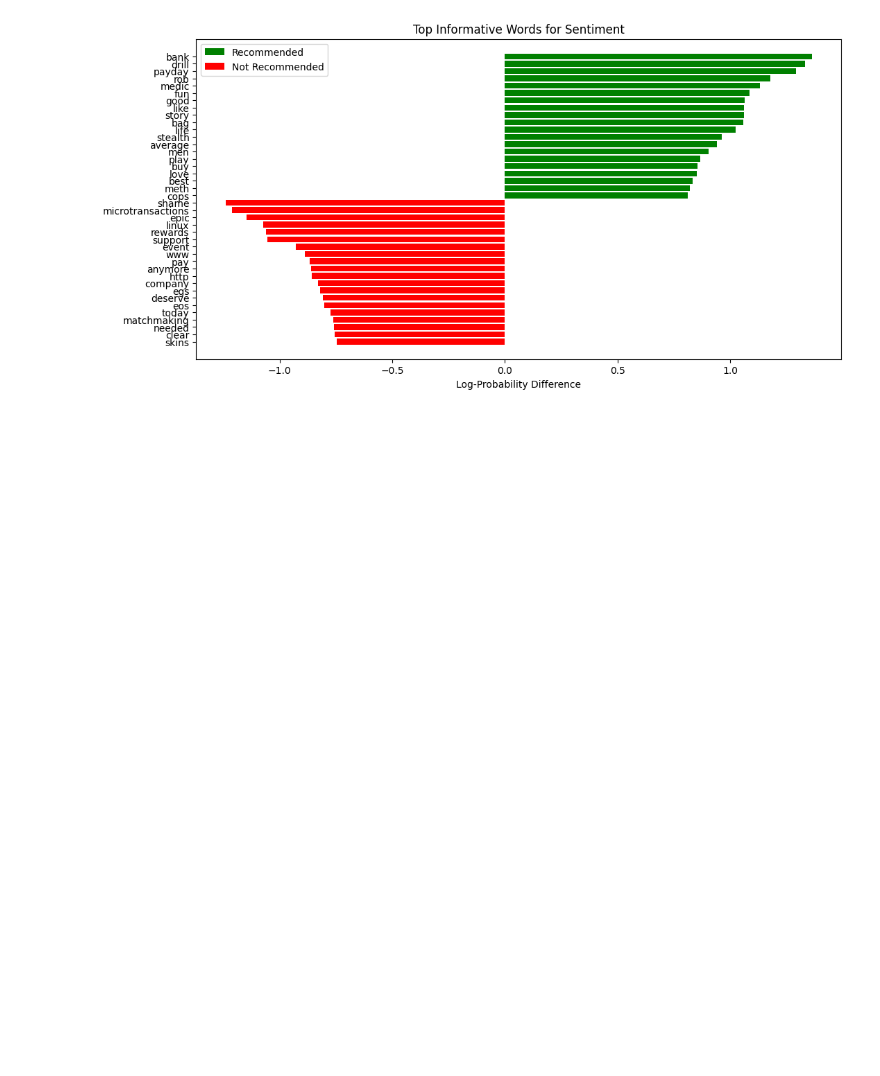
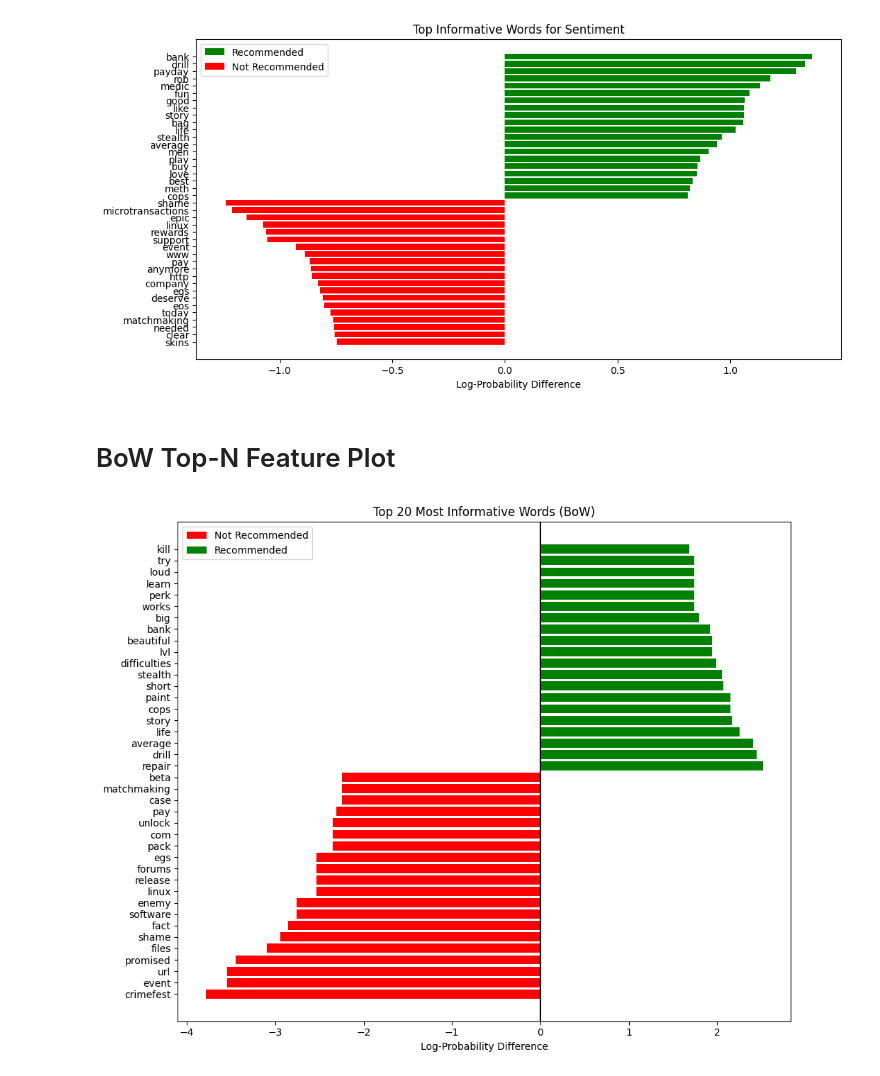
Before and after one commit to Jkwokhk/CS506, a Jupyter notebook: main.ipynb, the cells around one changed output. Saved outputs shown, nothing was run; the diff lists cells and outputs as text; code cells hidden in the pictures; blank space fills up the shorter version.

Commit message:
Added BoW versions of WordCloud and Feature Plot  visualizations

```diff
--- a/main.ipynb
+++ b/main.ipynb
@@ -159,4 +159,7 @@ X_lsa = apply_lsa(X_tfidf, 100)
 
 
 acc_nb, model_nb = evaluate_naive_bayes(X_tfidf, y)
+
+# NB for BoW
+acc_nb_bow, model_nb_bow = evaluate_naive_bayes(bow_matrix, y)
 # %% [output]
@@ -433,3 +460,41 @@ plt.gca().invert_yaxis()
 plt.show()
 # %% [output]
 [figure]
+# %% [markdown]
+# BoW Top-N Feature Plot
+# %%
+# Get feature names from BoW vectorizer
+bow_vectorizer = CountVectorizer(max_features=max_features)
+bow_vectorizer.fit(documents)
+bow_feature_names = bow_vectorizer.get_feature_names_out()
+
+# Get feature importance (difference between class log probs)
+class_log_probs_bow = model_nb_bow.feature_log_prob_
+log_prob_diff_bow = class_log_probs_bow[1] - class_log_probs_bow[0]
+
+# Build dataframe
+word_importance_bow = {bow_feature_names[i]: log_prob_diff_bow[i] for i in range(len(bow_feature_names))}
+
+# Filter out common stopwords
+filtered_word_importance_bow = {word: importance for word, importance in word_importance_bow.items() if word.lower() not in custom_stopwords and word.isalpha() and len(word) > 2}
+
+importance_df_bow = pd.DataFrame(
+    list(filtered_word_importance_bow.items()), columns=['Word', 'Importance']
+)
+
+# Plot Top-N Features
+top_n = 20
+top_positive_bow = importance_df_bow.sort_values(by='Importance', ascending=False).head(top_n)
+top_negative_bow = importance_df_bow.sort_values(by='Importance', ascending=True).head(top_n)
+
+plt.figure(figsize=(10, 8))
+plt.barh(top_negative_bow['Word'], top_negative_bow['Importance'], color='red', label='Not Recommended')
+plt.barh(top_positive_bow['Word'], top_positive_bow['Importance'], color='green', label='Recommended')
+plt.axvline(0, color='black')
+plt.xlabel('Log-Probability Difference')
+plt.title(f'Top {top_n} Most Informative Words (BoW)')
+plt.legend()
+plt.tight_layout()
+plt.show()
+# %% [output]
+[figure, added]
```
Also changed, not shown: parts of 4 cells of this notebook.
